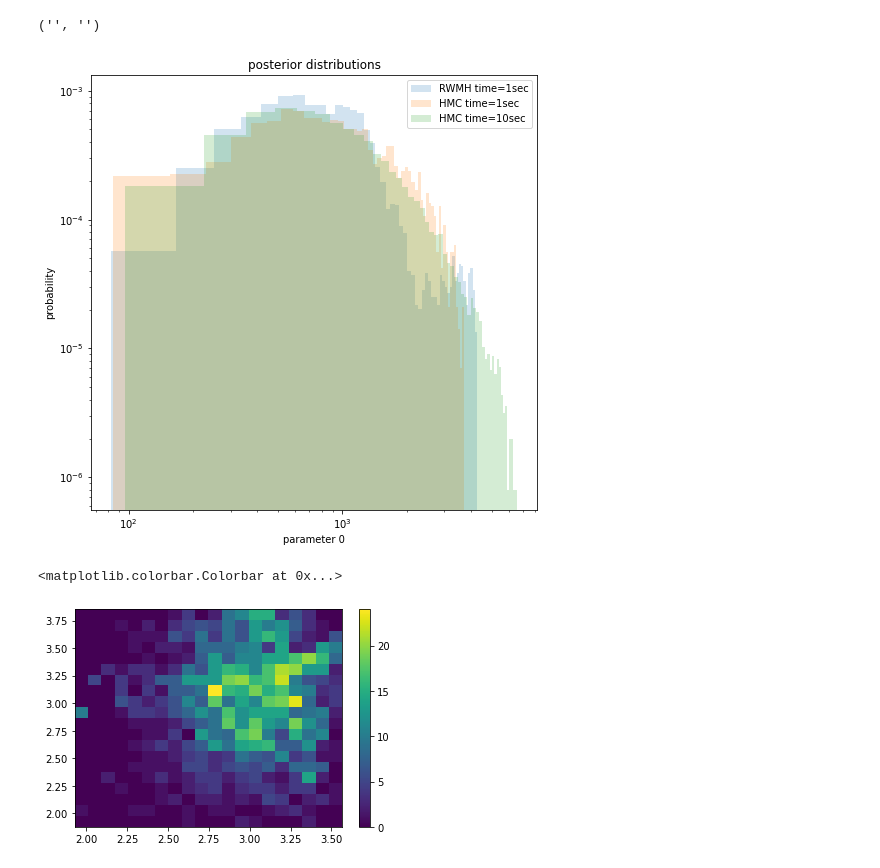
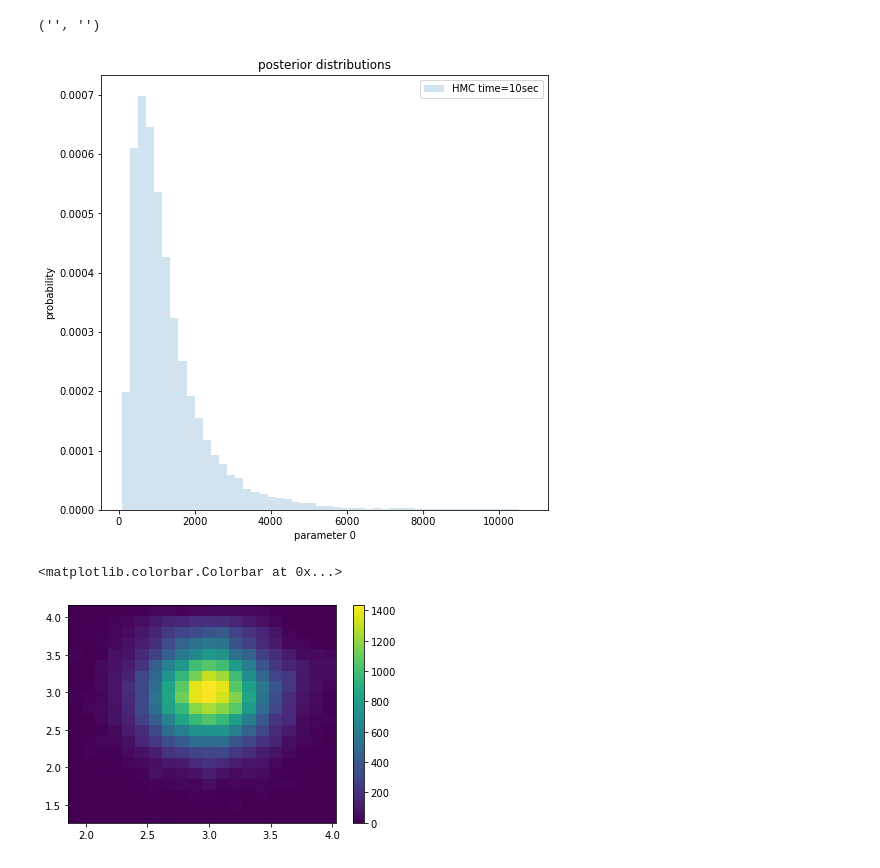
Before and after one commit to larsgeb/hmclab, a Jupyter notebook: notebooks/tutorials/5 - Transforming parameters.ipynb, the cells around one changed output. Cells and saved outputs as stored; diff of their text form; code cells hidden in the pictures.

Commit message:
Updated transform notebook

```diff
--- a/notebooks/tutorials/5 - Transforming parameters.ipynb
+++ b/notebooks/tutorials/5 - Transforming parameters.ipynb
@@ -103,38 +107,38 @@ samples_hmc_many_samples = sampler_hmc_many_samples.load_results()
 # %%
 plt.figure(figsize=(8, 8))
 
-_ = plt.hist(
-    samples_rwmh[0, :], bins=50, alpha=0.2, density=True, label="RWMH time=1sec"
-)
-_ = plt.hist(samples_hmc[0, :], bins=50, alpha=0.2, density=True, label="HMC time=1sec")
+# _ = plt.hist(
+#     samples_rwmh[0, :], bins=50, alpha=0.2, density=True, label="RWMH time=1sec"
+# )
+# _ = plt.hist(samples_hmc[0, :], bins=50, alpha=0.2, density=True, label="HMC time=1sec")
 _ = plt.hist(
     samples_hmc_many_samples[0, :],
     bins=50,
     alpha=0.2,
     density=True,
     label="HMC time=10sec",
 )
 
 plt.title("posterior distributions")
 
 plt.ylabel("probability")
 plt.xlabel("parameter 0")
 
-plt.gca().set_xscale("log")
+# plt.gca().set_xscale("log")
 
-plt.gca().set_yscale("log")
+# plt.gca().set_yscale("log")
 
 _ = plt.legend()
 # %% [output]
-[figure, old version]
+[figure, new version]
 # %%
-transform_samples = prior_1_l.transform_forward(samples_hmc[:-1, :])
+transform_samples = prior_1_l.transform_forward(samples_hmc_many_samples[:-1, :])
 
 _ = plt.hist2d(transform_samples[0, :], transform_samples[1, :], bins=20)
 plt.colorbar()
 # %% [output]
 <matplotlib.colorbar.Colorbar at 0x...>
-[figure, old version]
+[figure, new version]
 # %%
 _ = plt.hist(transform_samples[1, :].flatten(), bins=20)
 # %% [output]
```
Also changed, not shown: parts of 9 cells of this notebook.
